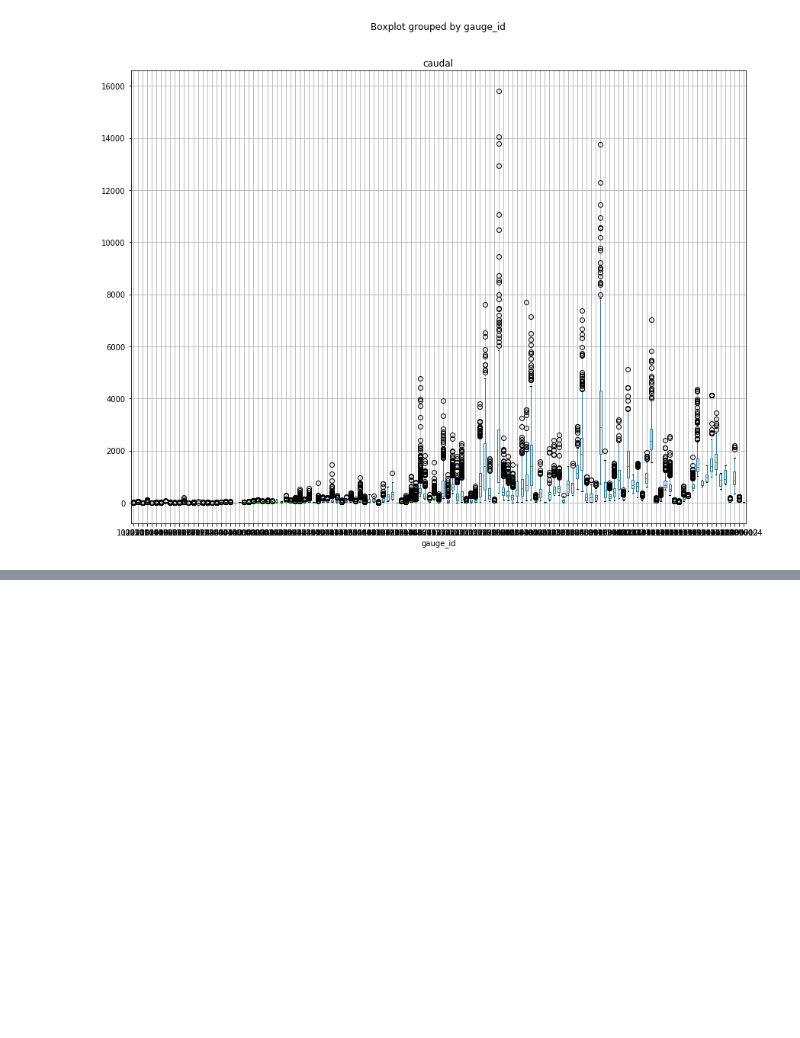
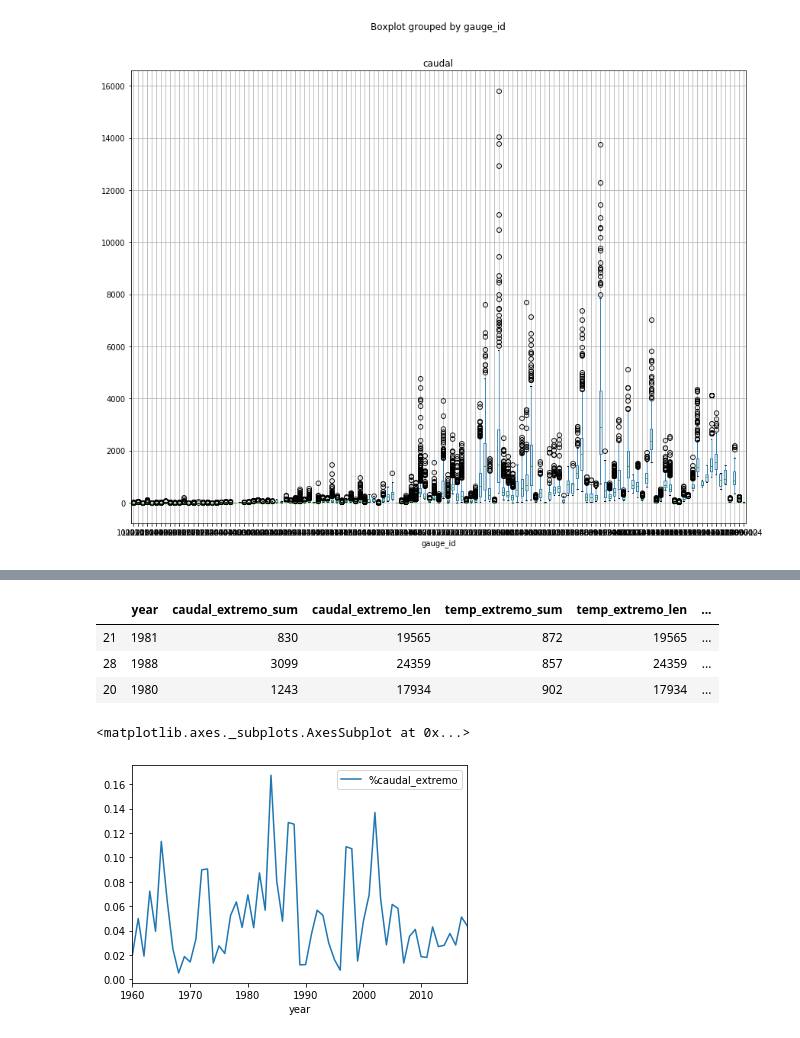
Before and after one commit to Codegn/desafio_spike_oct_2019, a Jupyter notebook: respuesta_desafio_spike.ipynb, the cells around one changed output, grey strips where cells are left out. Saved outputs shown, nothing was run; the diff lists cells and outputs as text; code cells hidden in the pictures; blank space fills up the shorter version.

```diff
--- a/respuesta_desafio_spike.ipynb
+++ b/respuesta_desafio_spike.ipynb
@@ -242,0 +247,2 @@ df[df['caudal_extremo'] == 1].boxplot(column='caudal', by='gauge_id', figsize=(1
+# %%
+df['year'] = df['fecha'].apply(lambda x: x.year)
@@ -242,0 +256,22 @@ df[df['caudal_extremo'] == 1].boxplot(column='caudal', by='gauge_id', figsize=(1
+# %%
+df_anual = df.groupby(['year']).agg({'caudal_extremo':[sum, len],
+                                     'temp_extremo':[sum, len],
+                                     'precip_extremo':[sum, len]})
+df_anual.columns = ['_'.join(col).strip() for col in df_anual.columns.values]
+df_anual.reset_index(inplace=True)
+# %%
+df_anual['%caudal_extremo'] = df_anual['caudal_extremo_sum'] / df_anual['caudal_extremo_len']
+df_anual['%temp_extremo'] = df_anual['temp_extremo_sum'] / df_anual['temp_extremo_len']
+df_anual['%precip_extremo'] = df_anual['precip_extremo_sum'] / df_anual['precip_extremo_len']
+# %%
+df_anual.sample(3)
+# %% [output]
+|  | year | caudal_extremo_sum | caudal_extremo_len | temp_extremo_sum | temp_extremo_len | ... |
+| 21 | 1981 | 830 | 19565 | 872 | 19565 | ... |
+| 28 | 1988 | 3099 | 24359 | 857 | 24359 | ... |
+| 20 | 1980 | 1243 | 17934 | 902 | 17934 | ... |
+# %%
+df_anual.plot(x='year', y='%caudal_extremo')
+# %% [output]
+<matplotlib.axes._subplots.AxesSubplot at 0x...>
+[figure, added]
```
Also changed, not shown: parts of 37 cells of this notebook, 3 other files.
